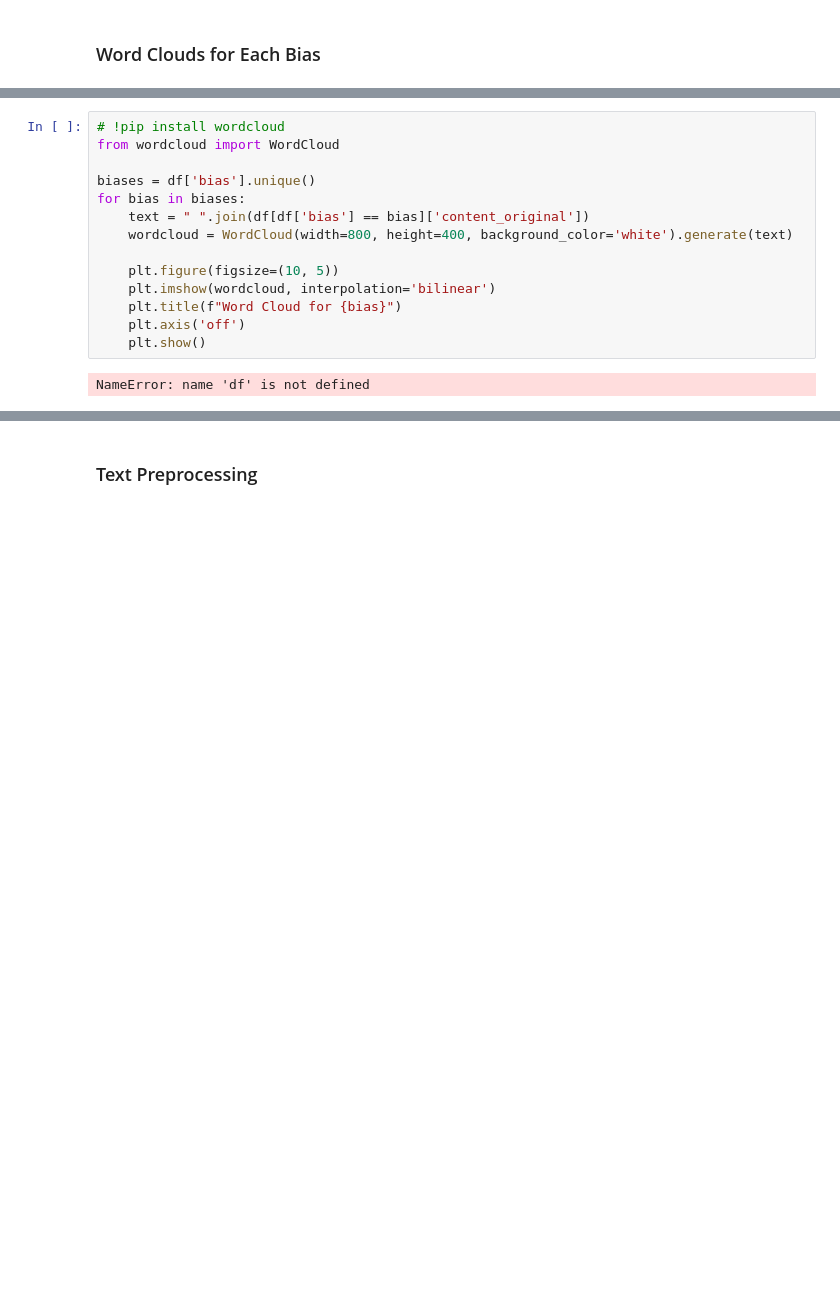
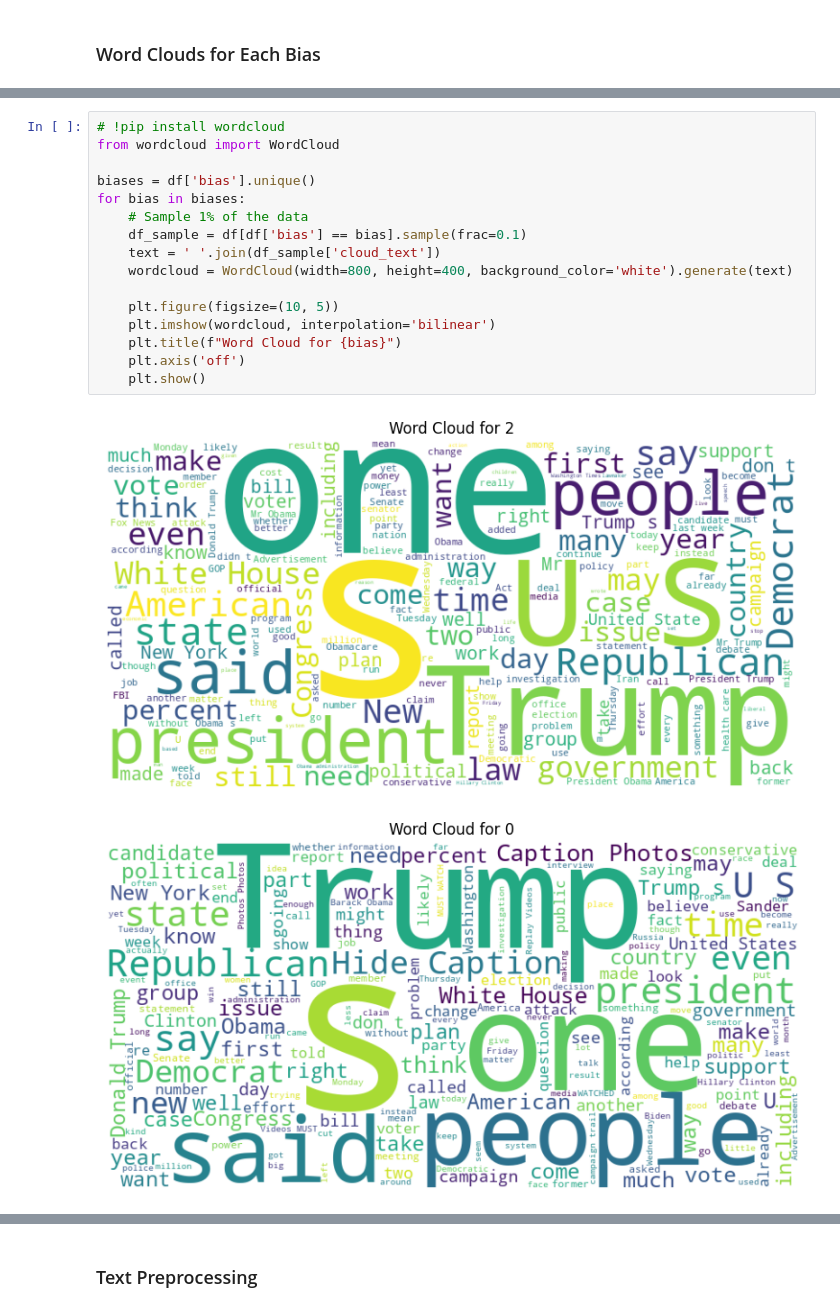
Before and after one commit to UChicago-ML-DL/30100-final, a Jupyter notebook: logistic.ipynb, the cells around one changed output, grey strips where cells are left out. Drawn from its saved outputs; the diff is of its cells as text; blank space fills up the shorter version.

```diff
--- a/logistic.ipynb
+++ b/logistic.ipynb
@@ -67,16 +88,19 @@ plt.show()
 # %%
 # !pip install wordcloud
 from wordcloud import WordCloud
 
 biases = df['bias'].unique()
 for bias in biases:
-    text = " ".join(df[df['bias'] == bias]['content_original'])
+    # Sample 1% of the data
+    df_sample = df[df['bias'] == bias].sample(frac=0.1)
+    text = ' '.join(df_sample['cloud_text'])
     wordcloud = WordCloud(width=800, height=400, background_color='white').generate(text)
 
     plt.figure(figsize=(10, 5))
     plt.imshow(wordcloud, interpolation='bilinear')
     plt.title(f"Word Cloud for {bias}")
     plt.axis('off')
     plt.show()
 # %% [output]
-NameError: name 'df' is not defined
+[figure, added]
+[figure, added]
```
Also changed, not shown: parts of 12 cells of this notebook, 1 other file.
